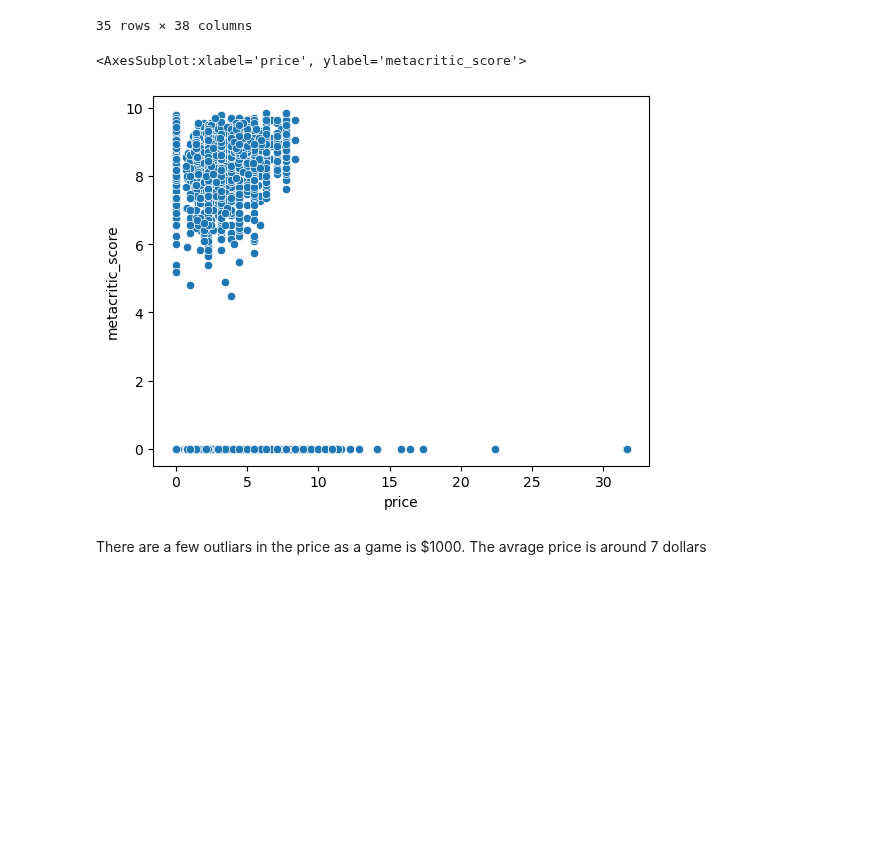
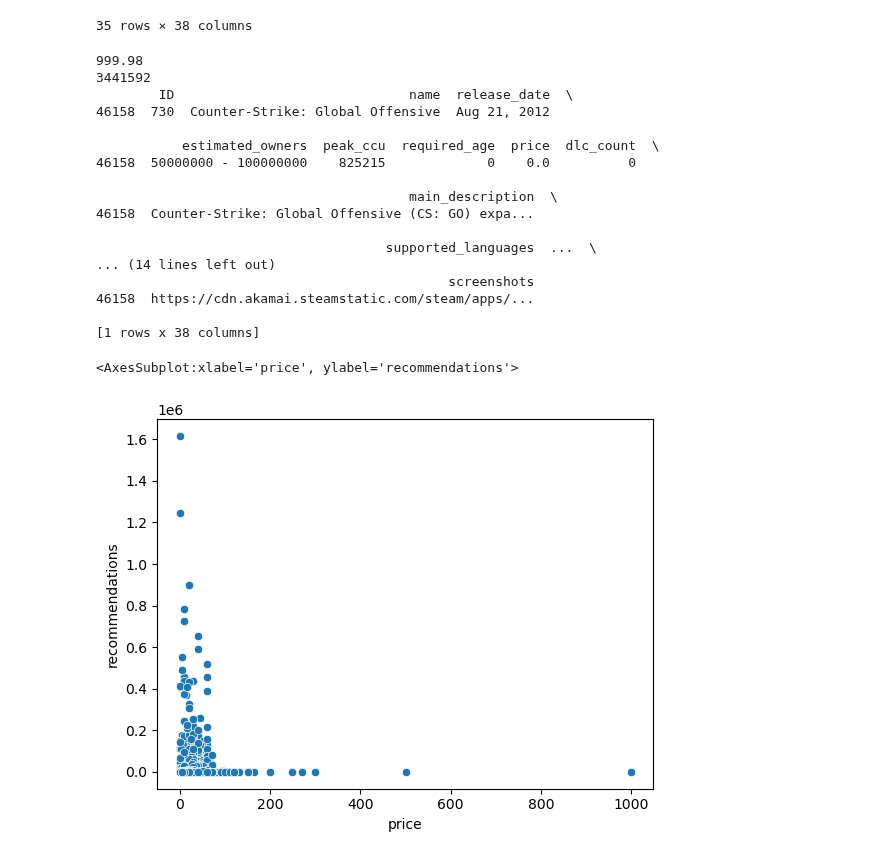
Before and after one commit to ReverseRasterization/AI, a Jupyter notebook: Semester 1/Games/Untitled.ipynb, the cells around one changed output. Drawn from its saved outputs; the diff is of its cells as text; code cells hidden in the pictures; blank space fills up the shorter version.

```diff
--- a/Semester 1/Games/Untitled.ipynb
+++ b/Semester 1/Games/Untitled.ipynb
@@ -43,10 +44,29 @@ filtered_df
 | 78366 | 1962660 | Call of Duty®: Modern Warfare® II | Oct 27, 2022 | 0 - 20000 | 0 | 17 | 69.99 | 0 | ... |
 | 78842 | 2519060 | Call of Duty®: Modern Warfare® III | Nov 10, 2023 | 0 - 20000 | 0 | 18 | 69.99 | 0 | ... |
 35 rows × 38 columns
-# %%
-sb.scatterplot(data=df, x=np.sqrt(df['price']), y=np.sqrt(df['metacritic_score']))
-# %% [output]
-<AxesSubplot:xlabel='price', ylabel='metacritic_score'>
-[figure, removed]
-# %% [markdown]
-There are a few outliars in the price as a game is $1000. The avrage price is around 7 dollars
+# %%
+print(df['price'].max())
+print(df['recommendations'].max())
+print(df[df['recommendations'] == df['recommendations'].max()])
+df = df.drop([81901,82971, 46158])
+sb.scatterplot(data=df, x=df['price'], y=df['recommendations'])
+# %% [output]
+999.98
+3441592
+        ID                              name  release_date  \
+46158  730  Counter-Strike: Global Offensive  Aug 21, 2012
+
+           estimated_owners  peak_ccu  required_age  price  dlc_count  \
+46158  50000000 - 100000000    825215             0    0.0          0
+
+                                        main_description  \
+46158  Counter-Strike: Global Offensive (CS: GO) expa...
+
+                                     supported_languages  ...  \
+... (14 lines left out)
+                                             screenshots
+46158  https://cdn.akamai.steamstatic.com/steam/apps/...
+
+[1 rows x 38 columns]
+<AxesSubplot:xlabel='price', ylabel='recommendations'>
+[figure, added]
```
Also changed, not shown: parts of 7 cells of this notebook, 1 other file.
